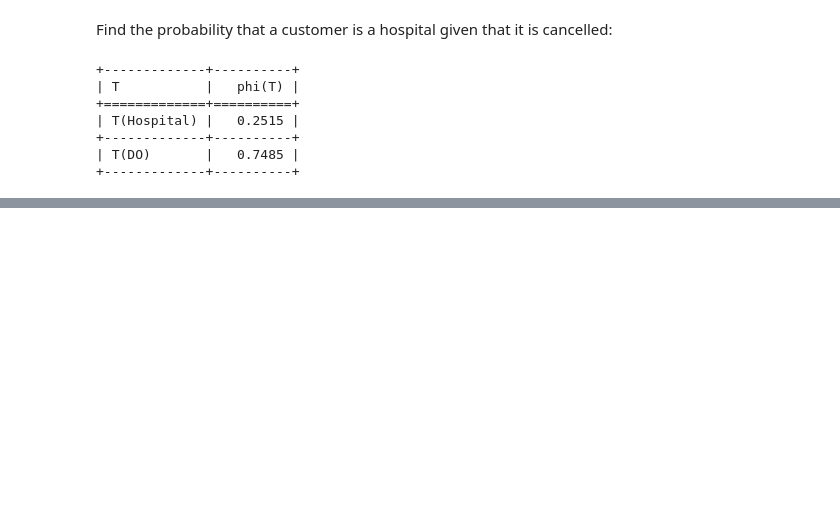
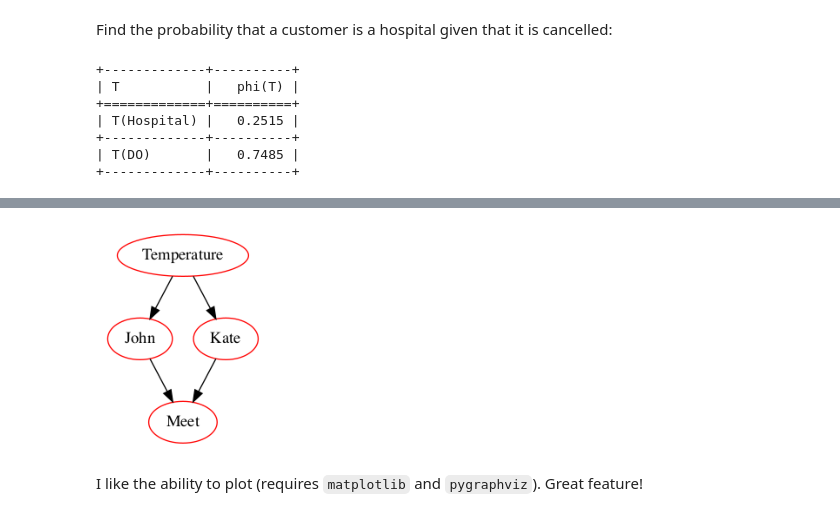
Before and after one commit to banditkings/random-python-examples, a Jupyter notebook: bayesian_networks/bayesian networks.ipynb, the cells around one changed output, grey strips where cells are left out. Cells and saved outputs as stored; diff of their text form; code cells hidden in the pictures; blank space fills up the shorter version.

```diff
--- a/bayesian_networks/bayesian networks.ipynb
+++ b/bayesian_networks/bayesian networks.ipynb
@@ -387,0 +295,8 @@ model.bake()
+# %%
+# Create the `John` variable as a conditional probability table
+J = ConditionalProbabilityTable(
+    table=[['low', 'yes', 0.5],
+           ['low', 'no', 0.5],
+           ['high', 'yes', 0.7],
+           ['high', 'no', 0.3]],
+    parents=[T])
@@ -387,0 +321,42 @@ model.bake()
+# %%
+# 1. Instantiate the BayesianNetwork model
+model = BayesianNetwork("Calculating Posterior")
+
+# 2. Add more distributions
+K = ConditionalProbabilityTable(
+    table=[['low', 'yes', 0.4],
+           ['low', 'no', 0.6],
+           ['high', 'yes', 0.75],
+           ['high', 'no', 0.25]], parents=[T])
+M = ConditionalProbabilityTable(
+    table=[['yes', 'yes', 'yes', 0.5],
+           ['yes', 'yes', 'no', 0.5],
+           ['yes', 'no', 'yes', 0],
+           ['yes', 'no', 'no', 1],
+           ['no', 'yes', 'yes', 0],
+           ['no', 'yes', 'no', 1],
+           ['no', 'no', 'yes', 0],
+           ['no', 'no', 'no', 1]], parents=[J, K])
+
+# 3. Define nodes in our network that follow these distributions
+n0 = Node(T, name='Temperature')
+n1 = Node(J, name='John')
+n2 = Node(K, name='Kate')
+n3 = Node(M, name='Meet')
+model.add_states(n0, n1, n2, n3)
+
+# 4. Define the Edges for each Node in our model
+model.add_edge(n0, n1)
+model.add_edge(n0, n2)
+model.add_edge(n1, n3)
+model.add_edge(n2, n3)
+
+# 5. Bake the model
+model.bake()
+
+# Optional: Plot
+model.plot()
+# %% [output]
+[figure, added]
+# %% [markdown]
+I like the ability to plot (requires `matplotlib` and `pygraphviz`). Great feature!
```
Also changed, not shown: parts of 44 cells of this notebook, 1 other file.
